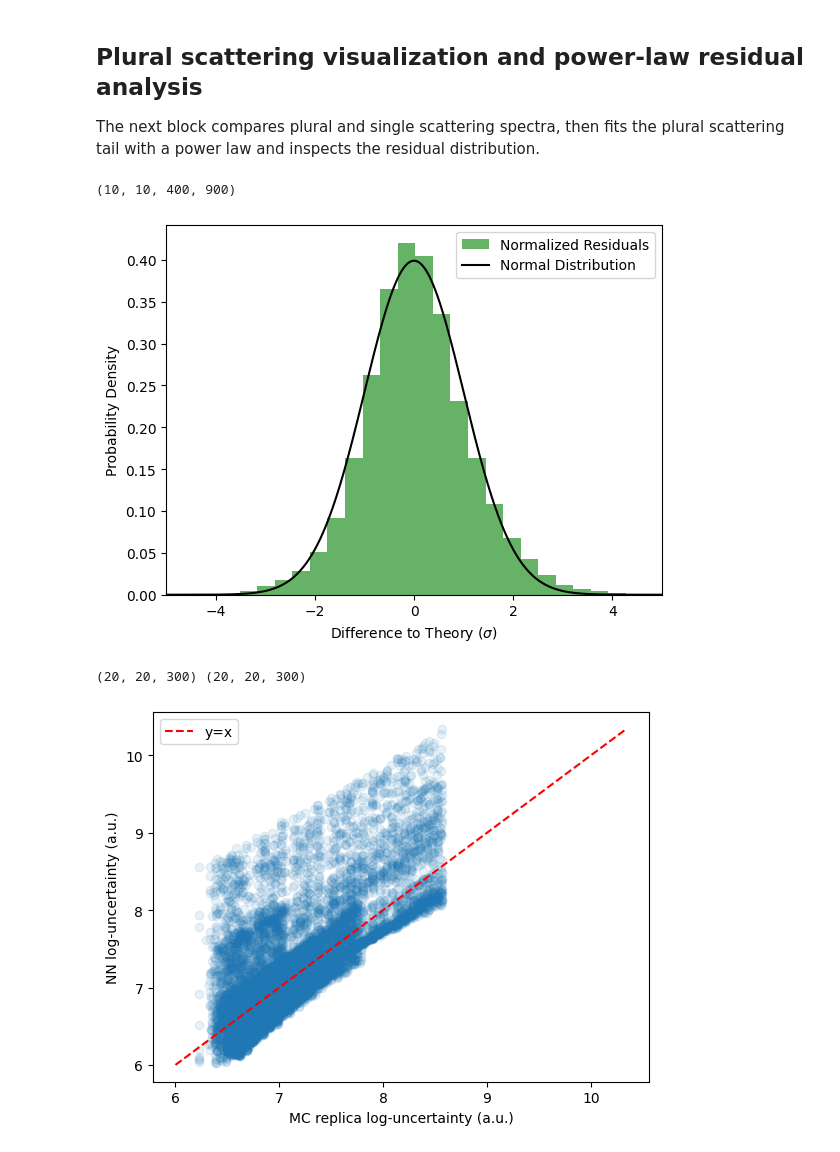
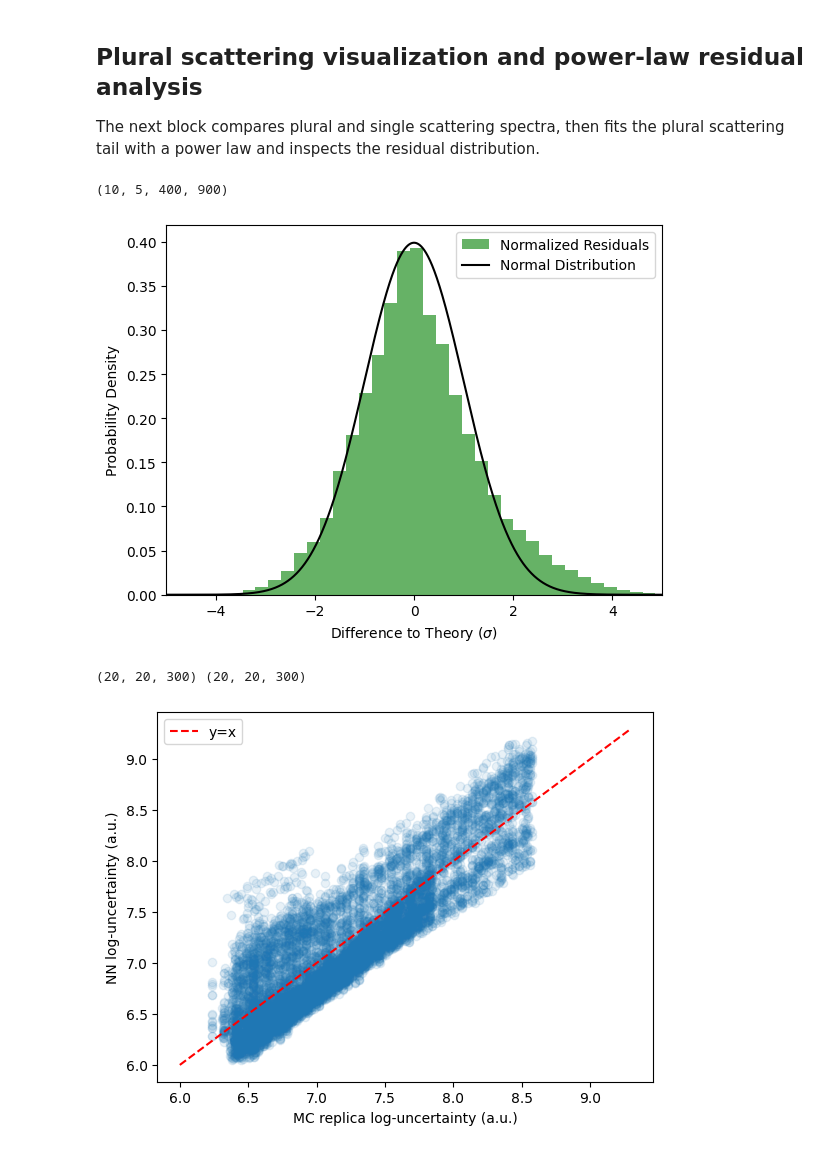
Before and after one commit to BWielen/EELSfitter-Core_loss, a Jupyter notebook: Notebooks/Validation_with_convolution.ipynb, the cells around one changed output. Cells and saved outputs as stored; diff of their text form; code cells hidden in the pictures.

```diff
--- a/Notebooks/Validation_with_convolution.ipynb
+++ b/Notebooks/Validation_with_convolution.ipynb
@@ -249,13 +250,13 @@ The next block compares plural and single scattering spectra, then fits the plur
 # Load saved prediction replicas and build the full prediction array
 for i in range(10):
     try:
-        data1 = np.load(f'fitruns2/pred_{i}.npz')
+        data1 = np.load(f'{config["fitdata_path"]}/pred_{i}.npz')
         pred1 = data1['pred']
         if i == 0:
             predictions = np.zeros((10,*pred1.shape))
         predictions[i] = pred1
     except FileNotFoundError:
-        print(f"File fitruns2/pred_{i}.npz not found. Skipping this replica.")
+        print(f"File {config['fitdata_path']}/pred_{i}.npz not found. Skipping this replica.")
 print(predictions.shape)
 # reshape across all replicas
 predictions = predictions.reshape(10*pred1.shape[0], pred1.shape[1], pred1.shape[2])
@@ -263,7 +264,7 @@ predictions_std = np.nanstd(predictions, axis=0).reshape(20, 20, -1)
 GT = ground_truth_range.T.reshape(20, 20, 900).copy()
 
 # normalised difference between replica ensemble and the true background
-normalized_difference_to_theory = (predictions.reshape(100, 20, 20, 900) - GT[None, :, :, :]) / predictions_std[None, :, :, :]
+normalized_difference_to_theory = (predictions.reshape(50, 20, 20, 900) - GT[None, :, :, :]) / predictions_std[None, :, :, :]
 
 plt.hist(normalized_difference_to_theory.flatten(), bins=50, density=True, alpha=0.6, color='g', label='Normalized Residuals')
 x = np.linspace(-10, 10, 10000)
@@ -280,33 +281,33 @@ mean = clusterer.clusters_mean
 cov = clusterer.clusters_covariance
 labels = clusterer.clusters.reshape(20, 20)
 
 cluster_std = np.zeros_like(predictions_std[:, :, :300])
 for i in range(np.max(labels) + 1):
     mu = mean[:, i]
     sigma2 = np.diag(cov[:, :, i])
     sigma_linear = np.sqrt((np.exp(sigma2) - 1) * np.exp(2 * mu + sigma2))
     cluster_std[labels == i] = sigma_linear
 
 # compare cluster-based uncertainties with MC replica-derived uncertainties
 cluster_error_per_point = cluster_std
 prediction_error_per_point = predictions_std[:, :, :300]
 print(cluster_error_per_point.shape, prediction_error_per_point.shape)
 
 x = cluster_error_per_point.flatten()
 y = prediction_error_per_point.flatten()
 mask = np.zeros_like(x, dtype=bool)
 idx = np.random.choice(len(x), size=int(0.1 * len(x)), replace=False)
 mask[idx] = True
 
 straight_line = np.linspace(6, max(np.log(x).max(), np.log(y).max()), 100)
 plt.plot(straight_line, straight_line, 'r--', label='y=x')
 plt.ylabel('NN log-uncertainty (a.u.)')
 plt.xlabel('MC replica log-uncertainty (a.u.)')
 plt.scatter(np.log(x).flatten()[mask], np.log(y).flatten()[mask], alpha=0.1)
 plt.legend()
 plt.show()
 # %% [output]
-(10, 10, 400, 900)
+(10, 5, 400, 900)
-[figure, old version]
+[figure, new version]
 (20, 20, 300) (20, 20, 300)
-[figure, old version]
+[figure, new version]
```
Also changed, not shown: parts of 6 cells of this notebook, 3 other files.
